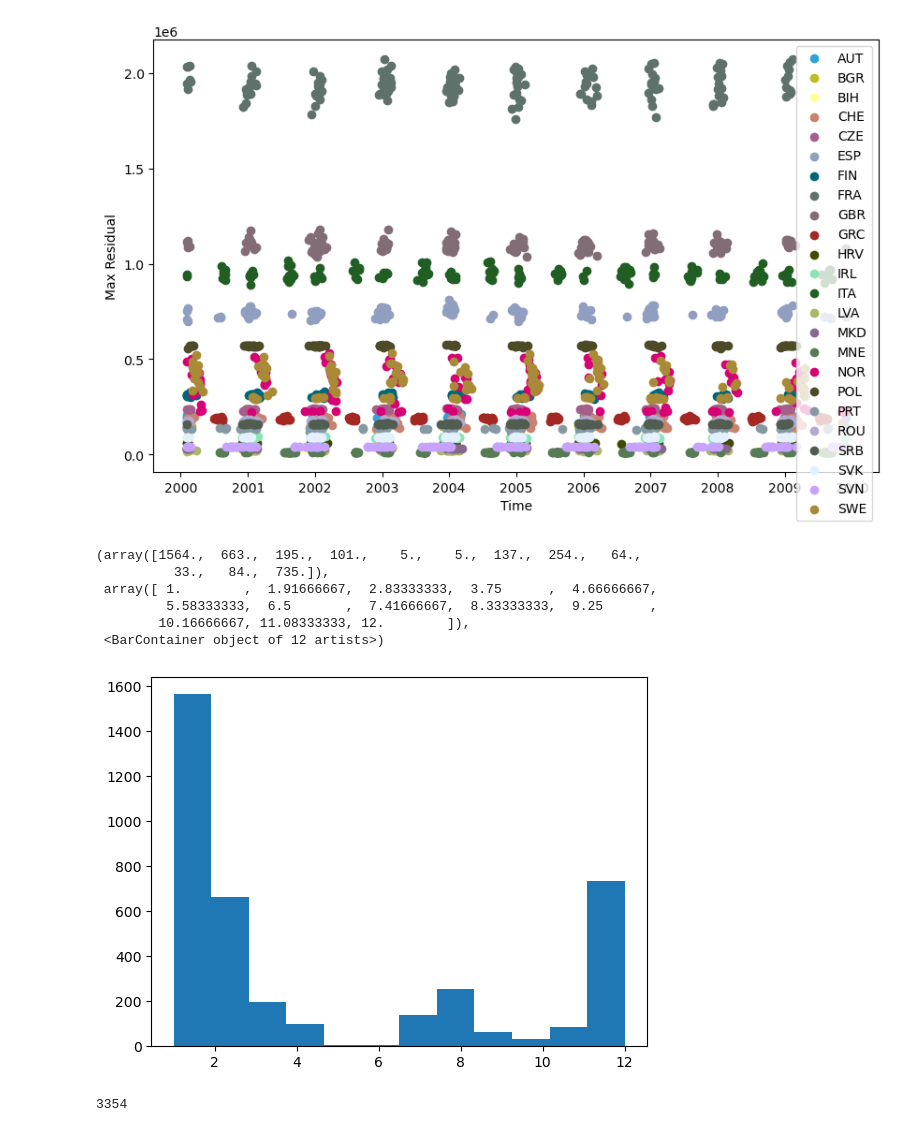
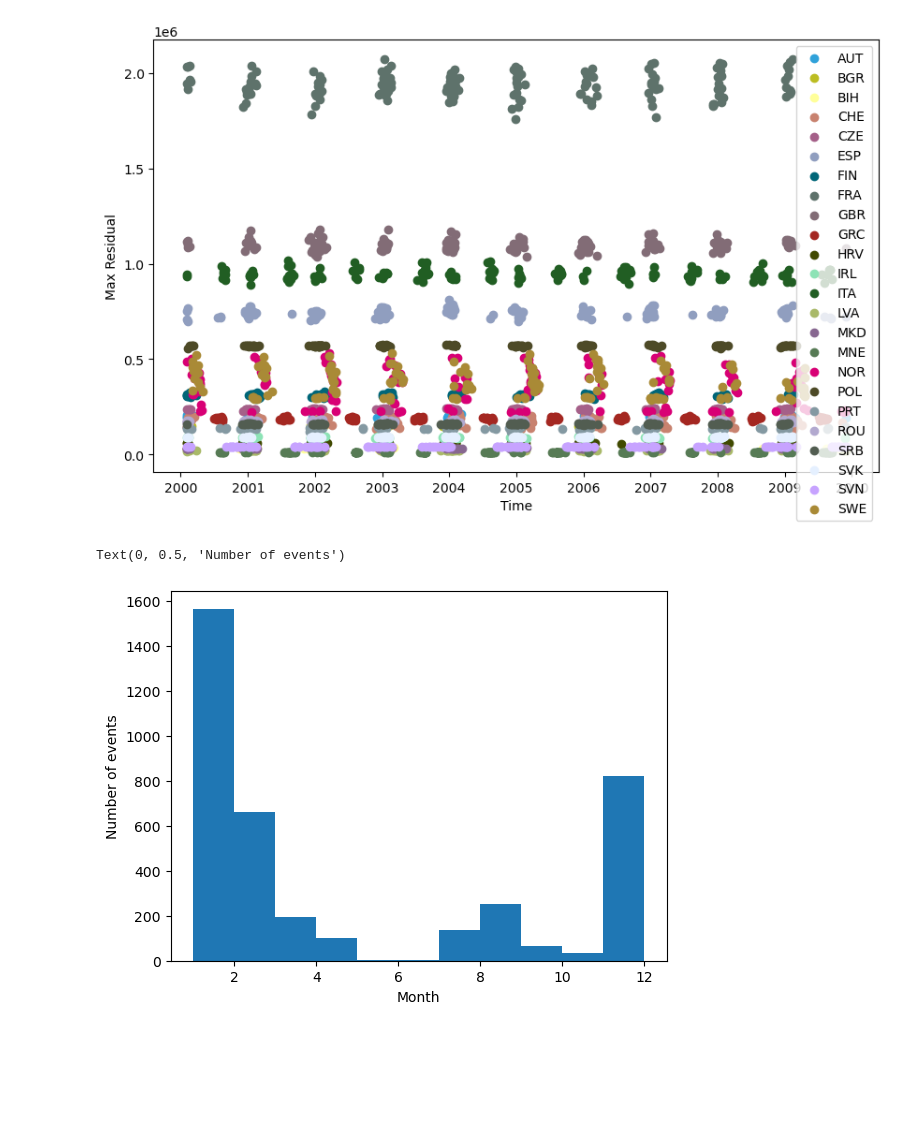
Before and after one commit to bramvanduinen/EnergyDroughtCooccurrence, a Jupyter notebook: src/trial_events.ipynb, the cells around one changed output. Cells and saved outputs as stored; diff of their text form; code cells hidden in the pictures; blank space fills up the shorter version.

Commit message:
Event quantiles
Does not work yet, continue tomorrow

```diff
--- a/src/trial_events.ipynb
+++ b/src/trial_events.ipynb
@@ -123,28 +172,12 @@ plt.show()
 # %%
 months = times_of_max_residuals.dt.month.values.flatten()
 #make a histogram of months
-plt.hist(months, bins=12)
+plt.hist(months, bins=11)
+plt.xlabel('Month')
+plt.ylabel('Number of events')
 # %% [output]
-(array([1564.,  663.,  195.,  101.,    5.,    5.,  137.,  254.,   64.,
-          33.,   84.,  735.]),
- array([ 1.        ,  1.91666667,  2.83333333,  3.75      ,  4.66666667,
-         5.58333333,  6.5       ,  7.41666667,  8.33333333,  9.25      ,
-        10.16666667, 11.08333333, 12.        ]),
- <BarContainer object of 12 artists>)
+Text(0, 0.5, 'Number of events')
-[figure, old version]
+[figure, new version]
-# %%
-# Flatten and sort the array
-times_of_max_residuals_flat = np.sort(times_of_max_residuals.values.flatten())
-
-# Calculate the differences between consecutive elements
-differences = np.diff(times_of_max_residuals_flat)
-
-# Count the number of differences that are less than or equal to 1 day
-co_occurrences = np.sum(differences <= np.timedelta64(1, 'D'))
-
-print(co_occurrences)
-# %% [output]
-3354
 # %%
 # Initialize a DataArray to store the co-occurrences
 co_occurrences = xr.DataArray(
```
Also changed, not shown: parts of 20 cells of this notebook.
